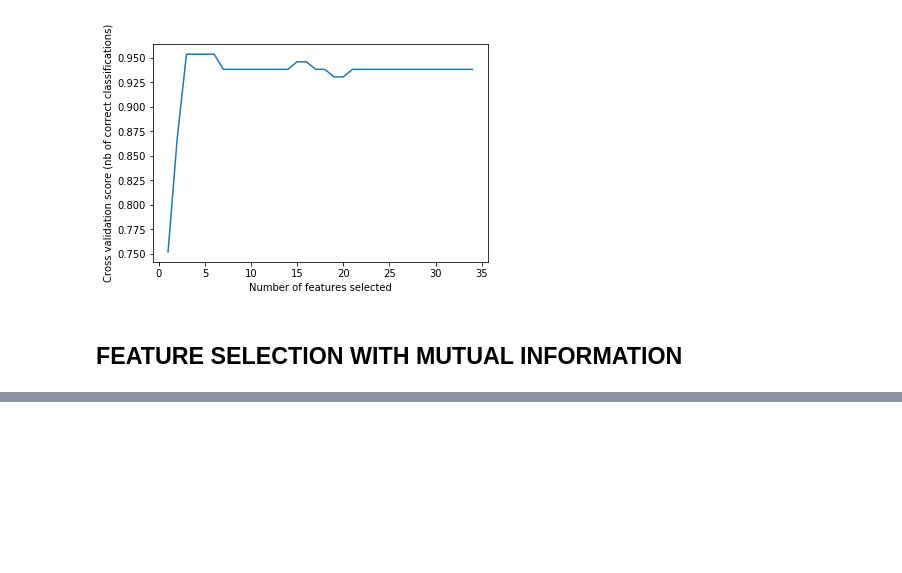
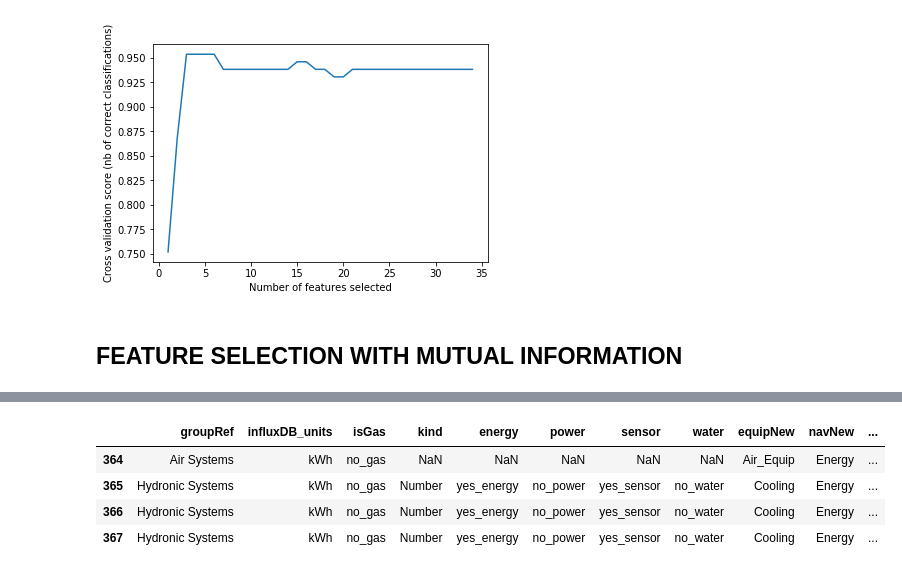
Before and after one commit to UBC-UrbanDataLab/Classifying-End-Use-MDS2020, a Jupyter notebook: code/code_for_categorical_feature_selection/code_for_categorical_feature_selection.ipynb, the cells around one changed output, grey strips where cells are left out. Cells and saved outputs as stored; diff of their text form; code cells hidden in the pictures; blank space fills up the shorter version.

```diff
--- a/code/code_for_categorical_feature_selection/code_for_categorical_feature_selection.ipynb
+++ b/code/code_for_categorical_feature_selection/code_for_categorical_feature_selection.ipynb
@@ -425,0 +420,10 @@ Accuracy: 95.31
+# %%
+merged_left.head(4)
+# x0 = groupRef, x1 = influxDB_units, x2 = isGas
+# x4 = energy, x6 = sensor, x8 = equipNew, x9 = navNew
+# %% [output]
+|  | groupRef | influxDB_units | isGas | kind | energy | power | sensor | water | equipNew | navNew | ... |
+| 364 | Air Systems | kWh | no_gas | NaN | NaN | NaN | NaN | NaN | Air_Equip | Energy | ... |
+| 365 | Hydronic Systems | kWh | no_gas | Number | yes_energy | no_power | yes_sensor | no_water | Cooling | Energy | ... |
+| 366 | Hydronic Systems | kWh | no_gas | Number | yes_energy | no_power | yes_sensor | no_water | Cooling | Energy | ... |
+| 367 | Hydronic Systems | kWh | no_gas | Number | yes_energy | no_power | yes_sensor | no_water | Cooling | Energy | ... |
```
Also changed, not shown: parts of 5 cells of this notebook, 1 other file.
